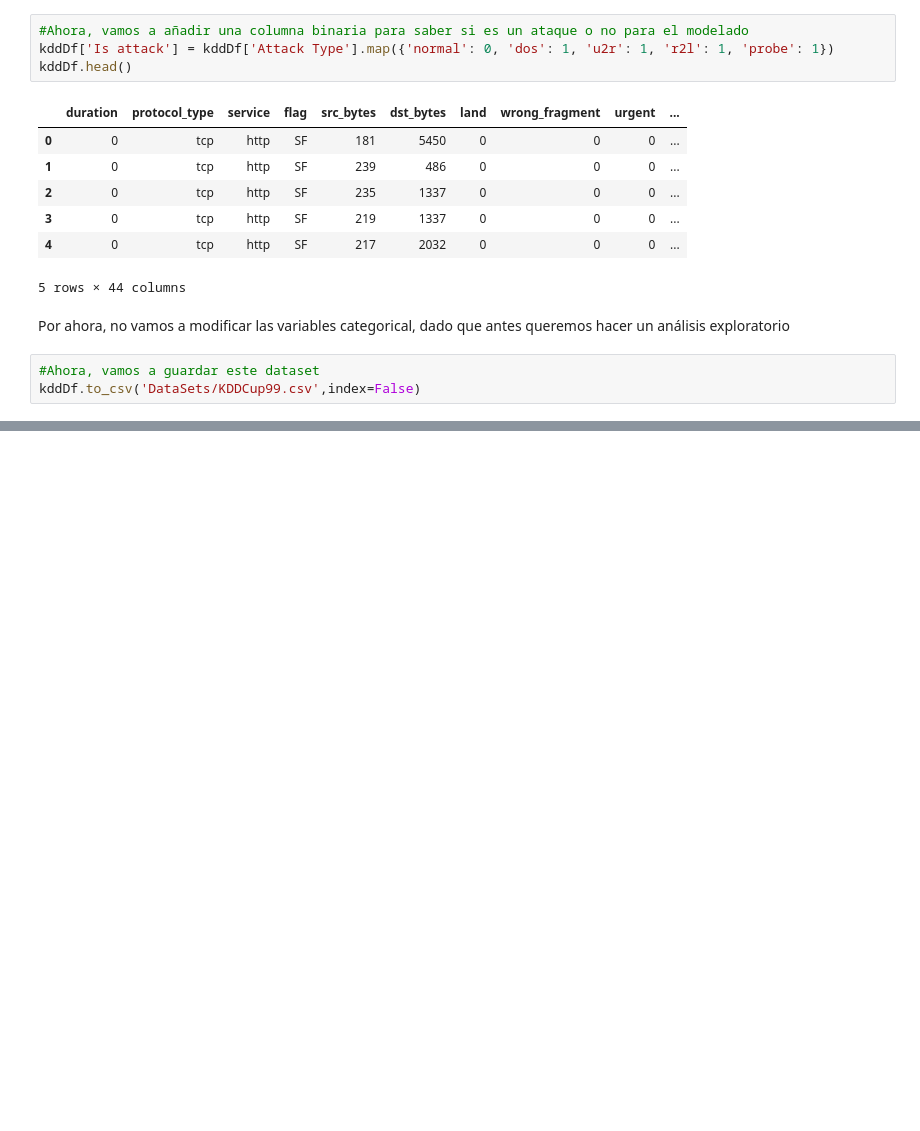
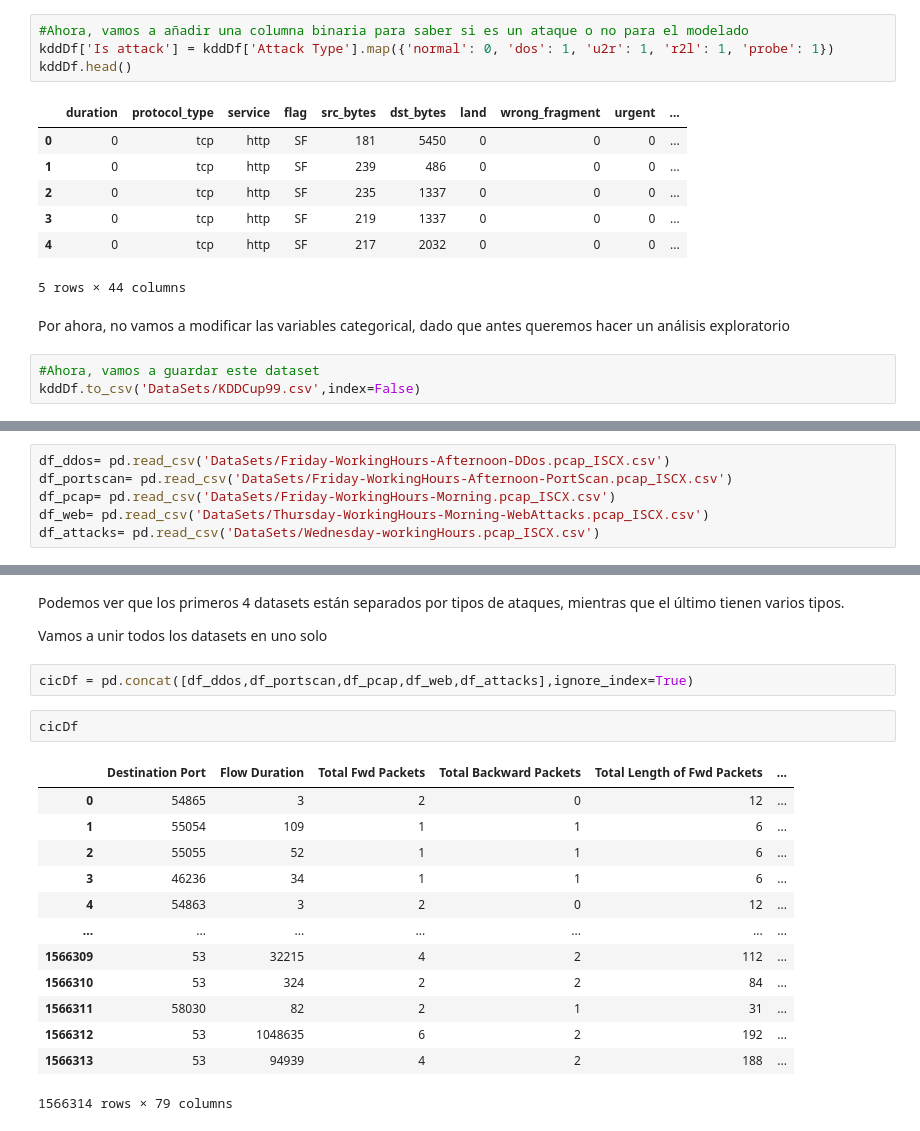
Before and after one commit to FelipeBarretoB/Grad-project, a Jupyter notebook: Preprocesing/PreProcesing.ipynb, the cells around one changed output, grey strips where cells are left out. Saved outputs shown, nothing was run; the diff lists cells and outputs as text; blank space fills up the shorter version.

```diff
--- a/Preprocesing/PreProcesing.ipynb
+++ b/Preprocesing/PreProcesing.ipynb
@@ -297,0 +302,6 @@ kddDf.to_csv('DataSets/KDDCup99.csv',index=False)
+# %%
+df_ddos= pd.read_csv('DataSets/Friday-WorkingHours-Afternoon-DDos.pcap_ISCX.csv')
+df_portscan= pd.read_csv('DataSets/Friday-WorkingHours-Afternoon-PortScan.pcap_ISCX.csv')
+df_pcap= pd.read_csv('DataSets/Friday-WorkingHours-Morning.pcap_ISCX.csv')
+df_web= pd.read_csv('DataSets/Thursday-WorkingHours-Morning-WebAttacks.pcap_ISCX.csv')
+df_attacks= pd.read_csv('DataSets/Wednesday-workingHours.pcap_ISCX.csv')
@@ -297,0 +319,22 @@ kddDf.to_csv('DataSets/KDDCup99.csv',index=False)
+# %% [markdown]
+Podemos ver que los primeros 4 datasets están separados por tipos de ataques, mientras que el último tienen varios tipos.
+
+Vamos a unir todos los datasets en uno solo
+# %%
+cicDf = pd.concat([df_ddos,df_portscan,df_pcap,df_web,df_attacks],ignore_index=True)
+# %%
+cicDf
+# %% [output]
+|  | Destination Port | Flow Duration | Total Fwd Packets | Total Backward Packets | Total Length of Fwd Packets | ... |
+| 0 | 54865 | 3 | 2 | 0 | 12 | ... |
+| 1 | 55054 | 109 | 1 | 1 | 6 | ... |
+| 2 | 55055 | 52 | 1 | 1 | 6 | ... |
+| 3 | 46236 | 34 | 1 | 1 | 6 | ... |
+| 4 | 54863 | 3 | 2 | 0 | 12 | ... |
+| ... | ... | ... | ... | ... | ... | ... |
+| 1566309 | 53 | 32215 | 4 | 2 | 112 | ... |
+| 1566310 | 53 | 324 | 2 | 2 | 84 | ... |
+| 1566311 | 58030 | 82 | 2 | 1 | 31 | ... |
+| 1566312 | 53 | 1048635 | 6 | 2 | 192 | ... |
+| 1566313 | 53 | 94939 | 4 | 2 | 188 | ... |
+1566314 rows × 79 columns
```
Also changed, not shown: parts of 15 cells of this notebook, 2 other files.
